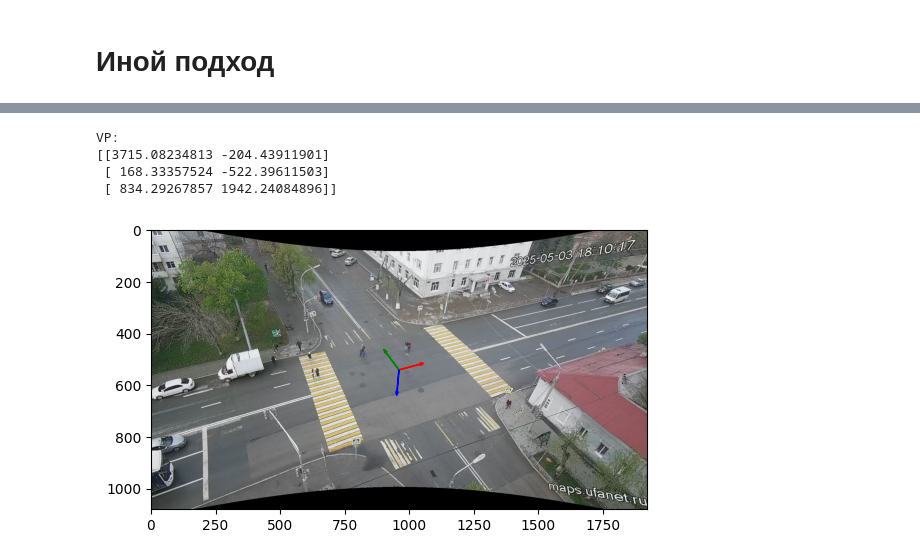
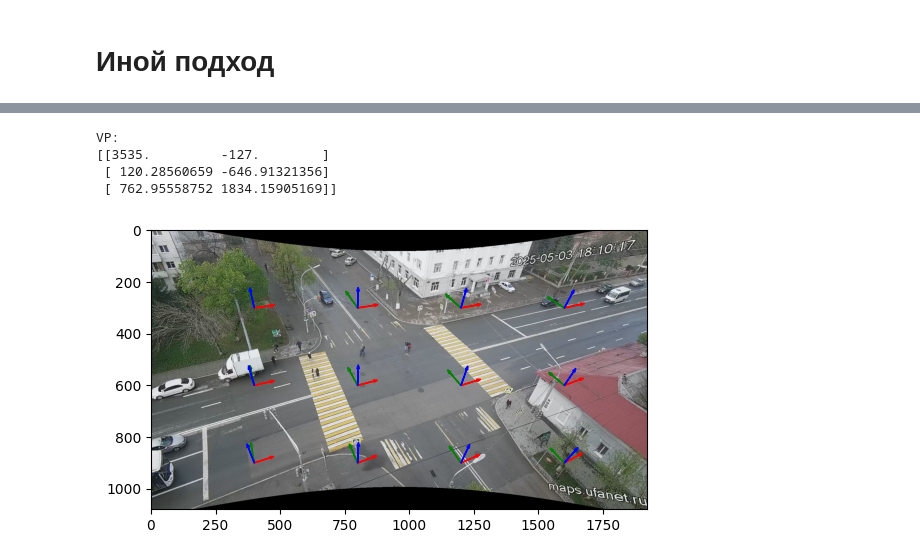
Before and after one commit to Mis-prog/traffic-camera-calibration, a Jupyter notebook: example/pushkin_aksakov/example_vp.ipynb, the cells around one changed output, grey strips where cells are left out. Cells and saved outputs as stored; diff of their text form; code cells hidden in the pictures.

```diff
--- a/example/pushkin_aksakov/example_vp.ipynb
+++ b/example/pushkin_aksakov/example_vp.ipynb
@@ -120,9 +134,9 @@ det(R) = 0.9999999999999997
 # %% [markdown]
 # С известным фокусным расстоянием через lu_vp_detect
 # %%
-calibrationVP.set_vanishing_points(vps_manual[0],vpZ=vps_manual[2])
+calibrationVP.set_vanishing_points(*vps_auto)
 f = calibrationVP.calc_f()
 print(f'Фокусное расстояние: {f}')
-R = np.array(calibrationVP.calc_R(f))
-print(f'Rot:\n{R}')
+matrix_R = np.array(calibrationVP.calc_R(f))
+print(f'Rot:\n{matrix_R}')
 # %% [output]
@@ -153,0 +169,6 @@ array([ 0.0684538 , -0.76358888, -0.64206393])
+# %%
+calibrationVP.set_vanishing_points(vps_auto_new[0],vpZ=vps_auto_new[1])
+f = calibrationVP.calc_f()
+print(f'Фокусное расстояние: {f}')
+matrix_R = np.array(calibrationVP.calc_R(f))
+print(f'Rot:\n{matrix_R}')
@@ -162,5 +208,5 @@ draw_coordinate_axes_from_vps(vps_auto,center)
 # %%
-center = (960,540)
+center = (1050,270)
 plt.imshow(image_rgb)
 draw_coordinate_axes_from_vps(vps_manual,center)
 # %% [output]
@@ -178,19 +224,30 @@ print(f'Внутренние параметры камеры:\n{K}')
 # %%
 VP = []
 for i in range(3):
-    vp = K @ R[:, i]
+    vp = K @ matrix_R[:, i]
     vp = vp[:2]/vp[-1]
     VP.append(vp)
 VP = np.array(VP)
 print(f'VP:\n{VP}')
 # %% [output]
 VP:
-[[3715.08234813 -204.43911901]
- [ 168.33357524 -522.39611503]
- [ 834.29267857 1942.24084896]]
+[[3535.         -127.        ]
+ [ 120.28560659 -646.91321356]
+ [ 762.95558752 1834.15905169]]
 # %%
-center = (960,540)
+
+h, w = image.shape[:2]
+step_x = 400
+step_y = 300
+
+centers = [
+    (int(x), int(y))
+    for y in np.arange(step_y, h, step_y)
+    for x in np.arange(step_x, w, step_x)
+]
+
 plt.imshow(image_rgb)
-draw_coordinate_axes_from_vps(VP,center)
+for center in centers:
+    draw_coordinate_axes_from_vps(VP,center,scale=80)
 # %% [output]
-[figure, old version]
+[figure, new version]
```
Also changed, not shown: parts of 18 cells of this notebook, 21 other files.
